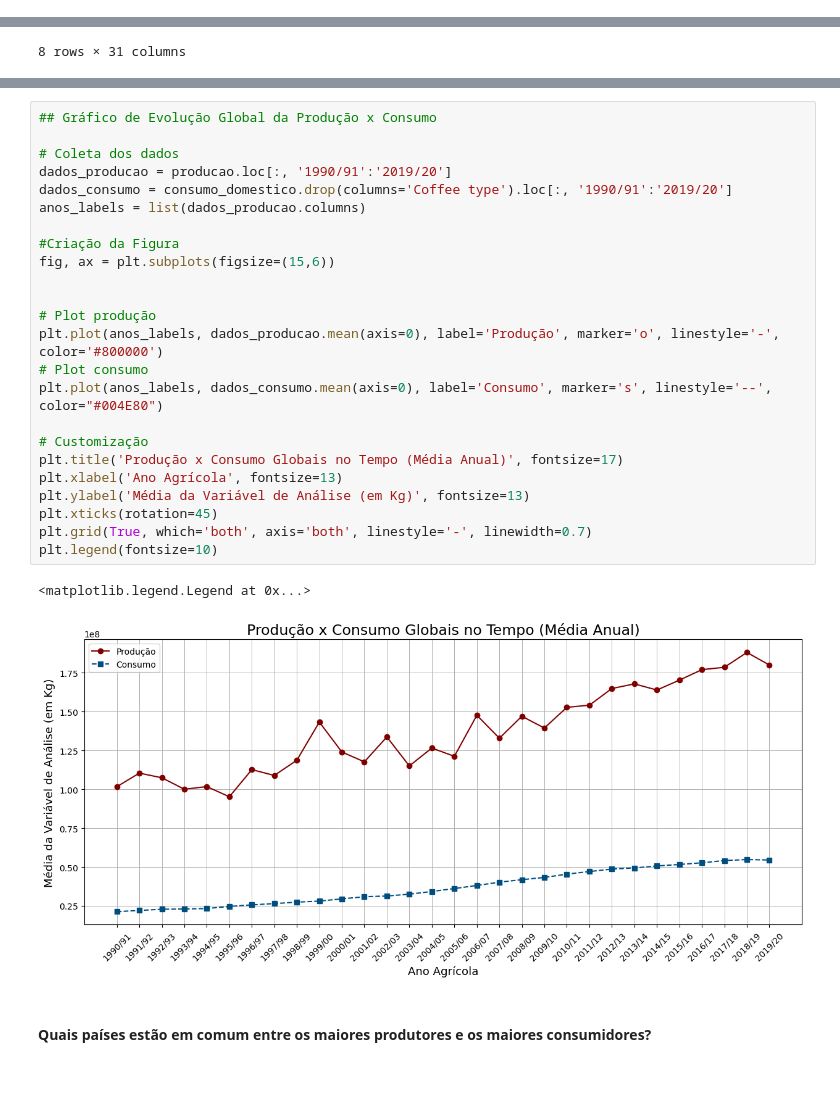
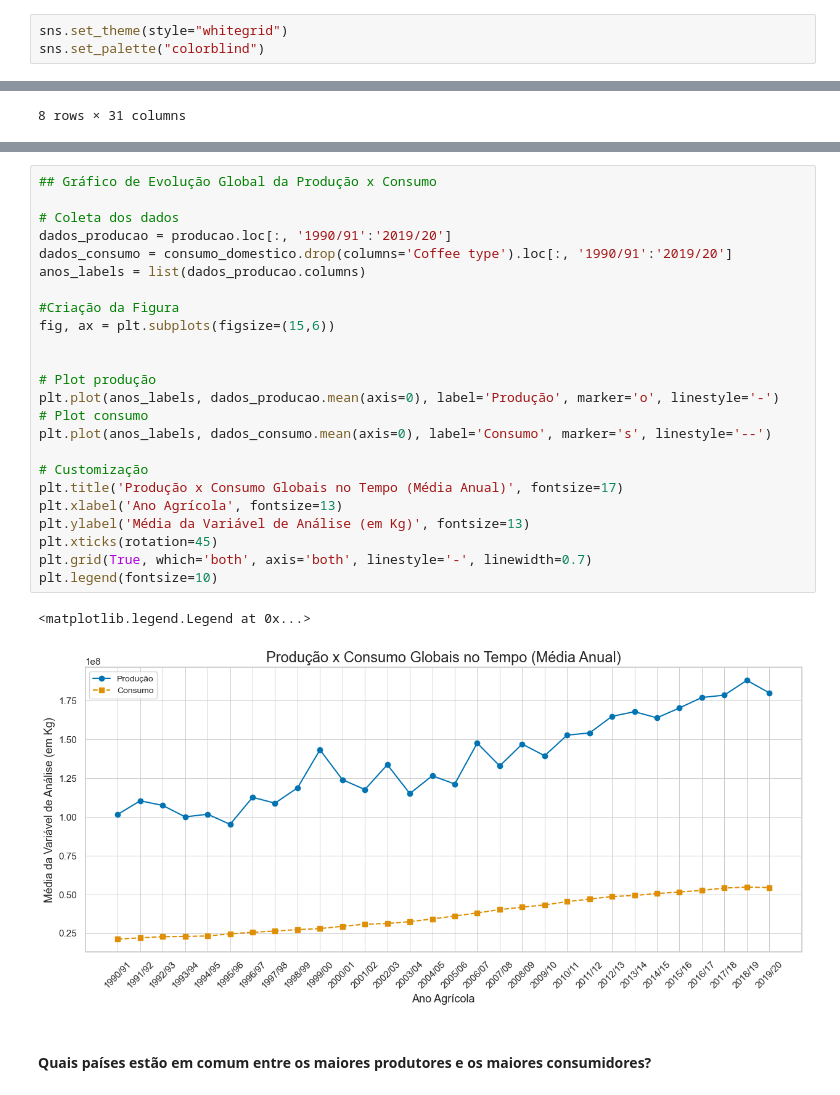
Before and after one commit to ladata-ufs/Cafezinho-G3, a Jupyter notebook: project.ipynb, the cells around one changed output, grey strips where cells are left out. Drawn from its saved outputs; the diff is of its cells as text.

```diff
--- a/project.ipynb
+++ b/project.ipynb
@@ -10,3 +12,6 @@ import seaborn as sns
+# %%
+sns.set_theme(style="whitegrid")
+sns.set_palette("colorblind")
 # %% [markdown]
 # Conhecendo o DataSet
 # %%
@@ -235,30 +240,30 @@ Name: Country, dtype: object
 # %%
 ## Gráfico de Evolução Global da Produção x Consumo
 
 # Coleta dos dados
 dados_producao = producao.loc[:, '1990/91':'2019/20']
 dados_consumo = consumo_domestico.drop(columns='Coffee type').loc[:, '1990/91':'2019/20']
 anos_labels = list(dados_producao.columns)
 
 #Criação da Figura
 fig, ax = plt.subplots(figsize=(15,6))
 
 
 # Plot produção
-plt.plot(anos_labels, dados_producao.mean(axis=0), label='Produção', marker='o', linestyle='-', color='#800000')
+plt.plot(anos_labels, dados_producao.mean(axis=0), label='Produção', marker='o', linestyle='-')
 # Plot consumo
-plt.plot(anos_labels, dados_consumo.mean(axis=0), label='Consumo', marker='s', linestyle='--', color="#004E80")
+plt.plot(anos_labels, dados_consumo.mean(axis=0), label='Consumo', marker='s', linestyle='--')
 
 # Customização
 plt.title('Produção x Consumo Globais no Tempo (Média Anual)', fontsize=17)
 plt.xlabel('Ano Agrícola', fontsize=13)
 plt.ylabel('Média da Variável de Análise (em Kg)', fontsize=13)
 plt.xticks(rotation=45)
 plt.grid(True, which='both', axis='both', linestyle='-', linewidth=0.7)
 plt.legend(fontsize=10)
 # %% [output]
 <matplotlib.legend.Legend at 0x...>
-[figure, old version]
+[figure, new version]
 # %% [markdown]
 #### Quais países estão em comum entre os maiores produtores e os maiores consumidores?
 # %%
```
Also changed, not shown: parts of 7 cells of this notebook.
